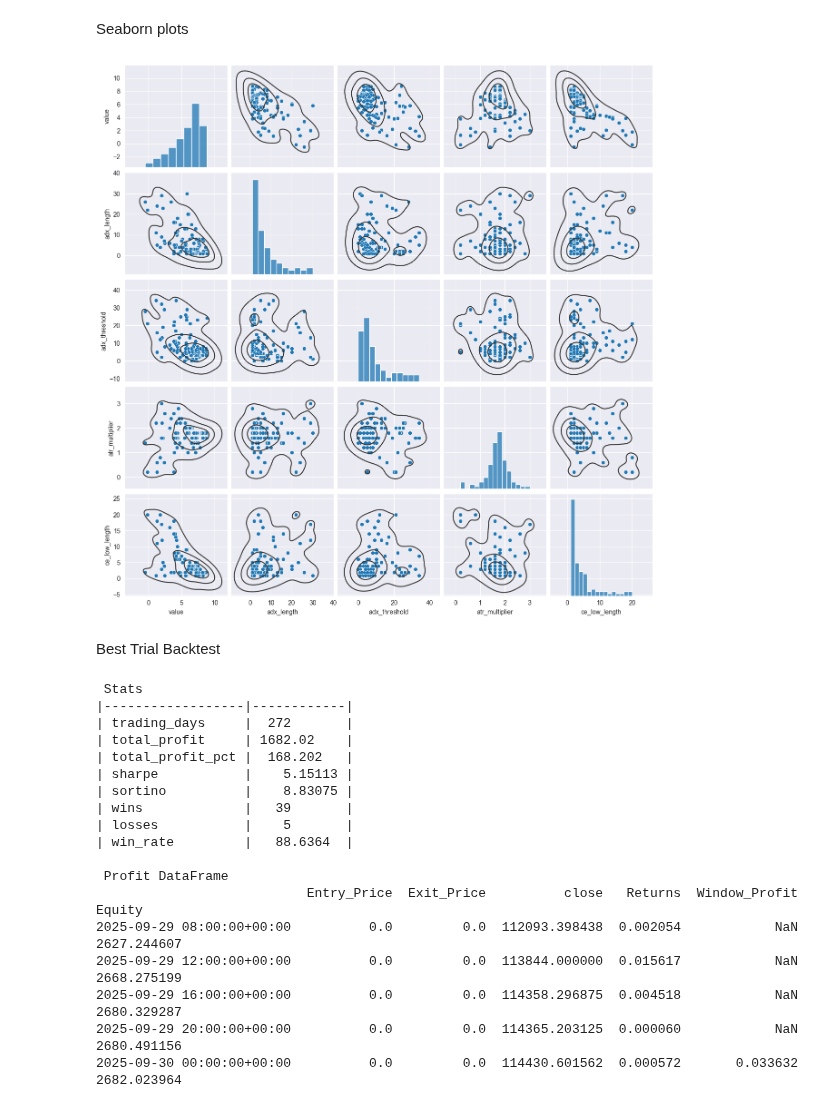
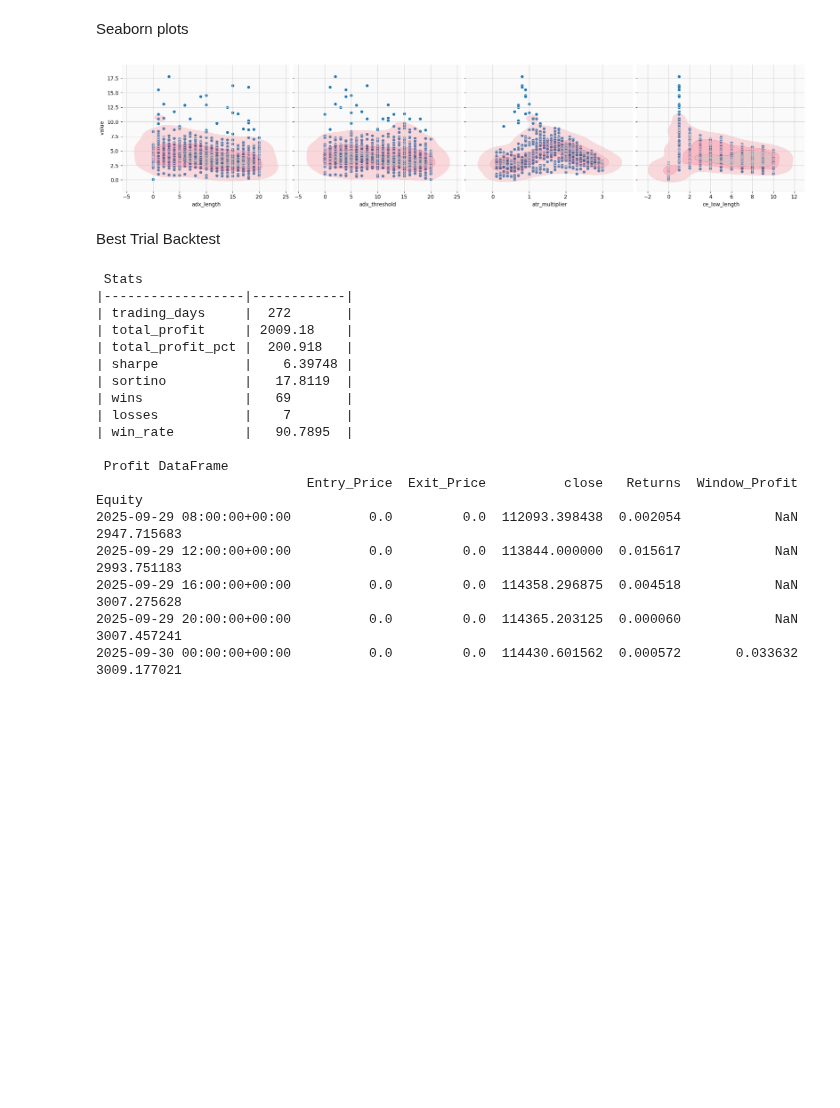
Before and after one commit to garykuepper/ggTrader, a Jupyter notebook: notebooks/parameter_explorer.ipynb, the cells around one changed output. Cells and saved outputs as stored; diff of their text form; code cells hidden in the pictures; blank space fills up the shorter version.

Commit message:
Update `parameter_explorer.ipynb`: refine execution metadata, switch sampler to RandomSampler, adjust parameter ranges, add `n_trials` for dynamic trial control, and enhance reproducibility.

```diff
--- a/notebooks/parameter_explorer.ipynb
+++ b/notebooks/parameter_explorer.ipynb
@@ -65,14 +66,14 @@ Optuna setup
 def objective(trial: optuna.Trial):
 
     # Entry
-    adx_threshold = trial.suggest_int("adx_threshold", 0, 35)
-    adx_length = trial.suggest_int("adx_length", 1, 30)
+    adx_threshold = trial.suggest_int("adx_threshold", 0, 20)
+    adx_length = trial.suggest_int("adx_length", 0, 20)
     # sar_acceleration = trial.suggest_float("sar_acceleration", 0.01, 0.05, step=0.01)
     # sar_maximum = trial.suggest_float("sar_maximum", 0.05, 0.2, step=0.01)
 
     # Exit
-    atr_multiplier = trial.suggest_float("atr_multiplier", .2, 3, step=0.2)
-    ce_low_length = trial.suggest_int("ce_low_length", 1, 20)
+    atr_multiplier = trial.suggest_float("atr_multiplier", .1, 3, step=0.1)
+    ce_low_length = trial.suggest_int("ce_low_length", 0, 10)
     # ce_high_length = trial.suggest_int("ce_high_length", 1, 30)
     # atr_length = trial.suggest_int("atr_length", 1, 30)
 
@@ -95,6 +96,6 @@ def objective(trial: optuna.Trial):
 
 sampler = RandomSampler(seed=42)  # optional seed for reproducibility
 sampler2 = TPESampler(seed=42)
-study = optuna.create_study(direction="maximize", sampler=sampler2)
-study.optimize(objective, n_trials=100)
+study = optuna.create_study(direction="maximize", sampler=sampler)
+study.optimize(objective, n_trials=n_trials)
 # %% [output]
@@ -188,12 +189,18 @@ show(fig3)
 # %% [markdown]
 Seaborn plots
 # %%
-g = sns.pairplot(trials.drop('number', axis=1))
-g.map_lower(sns.kdeplot, levels=4, color=".2")
-g.map_upper(sns.kdeplot, levels=4, color=".2")
+g = sns.pairplot(data=trials,
+                 x_vars=trials.columns[2:],
+                 y_vars=trials.columns[1],
+                 height=4.0,
+                 aspect=1.2,
+
+                 )
+g.map(sns.kdeplot, levels=4, color='crimson',  fill=True,  alpha=0.3)
+
 plt.show()
 # %% [output]
-[figure, old version]
+[figure, new version]
 # %% [markdown]
 Best Trial Backtest
 # %%
@@ -227,21 +234,21 @@ print(profit_df.tail().to_string())
  Stats
 |------------------|------------|
 | trading_days     |  272       |
-| total_profit     | 1682.02    |
-| total_profit_pct |  168.202   |
-| sharpe           |    5.15113 |
-| sortino          |    8.83075 |
-| wins             |   39       |
-| losses           |    5       |
-| win_rate         |   88.6364  |
+| total_profit     | 2009.18    |
+| total_profit_pct |  200.918   |
+| sharpe           |    6.39748 |
+| sortino          |   17.8119  |
+| wins             |   69       |
+| losses           |    7       |
+| win_rate         |   90.7895  |
 
  Profit DataFrame
                            Entry_Price  Exit_Price          close   Returns  Window_Profit       Equity
-2025-09-29 08:00:00+00:00          0.0         0.0  112093.398438  0.002054            NaN  2627.244607
-2025-09-29 12:00:00+00:00          0.0         0.0  113844.000000  0.015617            NaN  2668.275199
-2025-09-29 16:00:00+00:00          0.0         0.0  114358.296875  0.004518            NaN  2680.329287
-2025-09-29 20:00:00+00:00          0.0         0.0  114365.203125  0.000060            NaN  2680.491156
-2025-09-30 00:00:00+00:00          0.0         0.0  114430.601562  0.000572       0.033632  2682.023964
+2025-09-29 08:00:00+00:00          0.0         0.0  112093.398438  0.002054            NaN  2947.715683
+2025-09-29 12:00:00+00:00          0.0         0.0  113844.000000  0.015617            NaN  2993.751183
+2025-09-29 16:00:00+00:00          0.0         0.0  114358.296875  0.004518            NaN  3007.275628
+2025-09-29 20:00:00+00:00          0.0         0.0  114365.203125  0.000060            NaN  3007.457241
+2025-09-30 00:00:00+00:00          0.0         0.0  114430.601562  0.000572       0.033632  3009.177021
 # %%
 # plots
 fig, axes = plt.subplots(2, 1, figsize=(16, 12))
```
Also changed, not shown: parts of 7 cells of this notebook, 1 other file.
